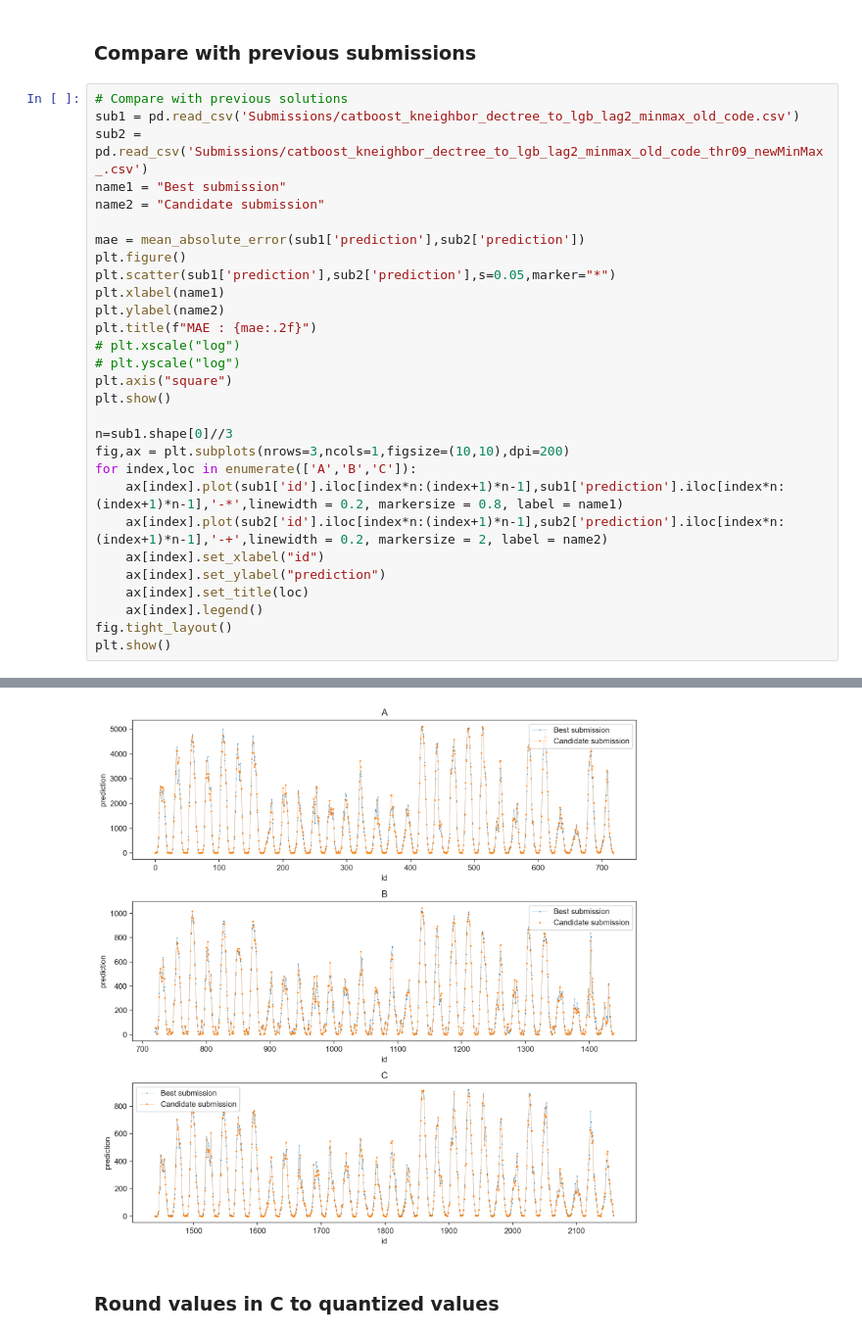
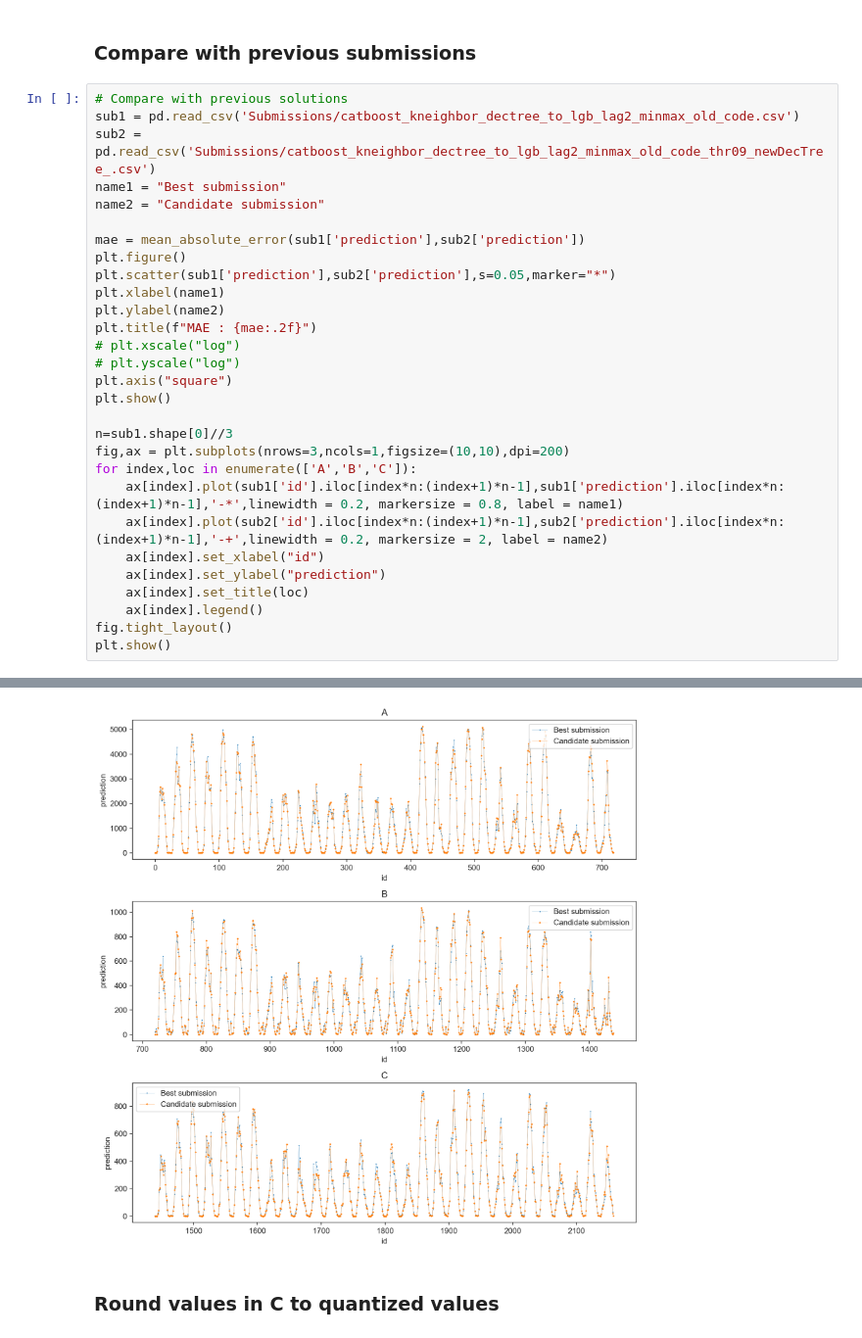
Before and after one commit to hugokerino/Energy-forecasting-NTNU, a Jupyter notebook: data/Noe/Short_notebook_1.ipynb, the cells around one changed output, grey strips where cells are left out. Shown at 98% size. Cells and saved outputs as stored; diff of their text form.

Commit message:
Trained with lag3 and with new DecisionTree. Still have to submit the new decision tree predictions to kaggle. Lag3 is not as good.

```diff
--- a/data/Noe/Short_notebook_1.ipynb
+++ b/data/Noe/Short_notebook_1.ipynb
@@ -1187,7 +1187,7 @@ submission.to_csv("Submissions/"+name+".csv",
 # %%
 # Compare with previous solutions
 sub1 = pd.read_csv('Submissions/catboost_kneighbor_dectree_to_lgb_lag2_minmax_old_code.csv')
-sub2 = pd.read_csv('Submissions/catboost_kneighbor_dectree_to_lgb_lag2_minmax_old_code_thr09_newMinMax_.csv')
+sub2 = pd.read_csv('Submissions/catboost_kneighbor_dectree_to_lgb_lag2_minmax_old_code_thr09_newDecTree_.csv')
 name1 = "Best submission"
 name2 = "Candidate submission"
 
@@ -1218,4 +1218,4 @@ plt.show()
-[figure, old version]
+[figure, new version]
 # %% [markdown]
 ### Round values in C to quantized values
 # %%
```
Also changed, not shown: parts of 5 cells of this notebook, 8 other files.
